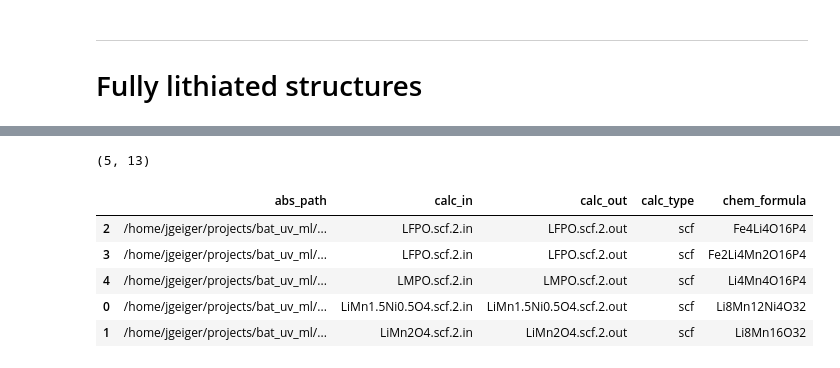
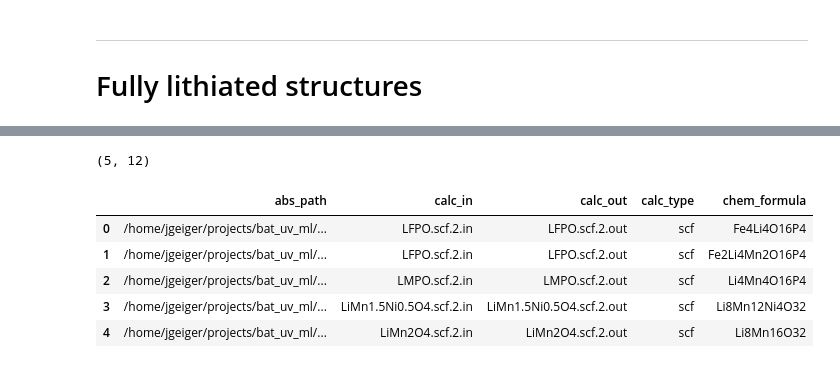
Before and after one commit to GeigerJ2/bat_uv_ml, a Jupyter notebook: code/iuriis_data_df.ipynb, the cells around one changed output, grey strips where cells are left out. Cells and saved outputs as stored; diff of their text form; code cells hidden in the pictures.

Commit message:
First hackish version of dataframe creation.

```diff
--- a/code/iuriis_data_df.ipynb
+++ b/code/iuriis_data_df.ipynb
@@ -200,39 +200,39 @@ fully_lithiated_df.head()
 # %%
-fully_lithiated_df = fully_lithiated_df.reset_index(drop=False)
 fully_lithiated_df = fully_lithiated_df.sort_values(by='abs_path_in')
+fully_lithiated_df = fully_lithiated_df.reset_index(drop=True)
 
 # ! Replace Mn3u and other special labels with atom types for reading in QE input structure with ASE
 fully_lithiated_df['clean_input'] = fully_lithiated_df['abs_path_in'].apply(lambda x: Path(x).read_text())
 fully_lithiated_df['clean_input'] = fully_lithiated_df['clean_input'].str.replace('\nM\d[u,d] ', '\nMn ', regex=True)
 fully_lithiated_df['clean_input'] = fully_lithiated_df['clean_input'].str.replace('\nO\d ', '\nO ', regex=True)
 fully_lithiated_df['clean_input_file'] = fully_lithiated_df['abs_path_in'].apply(lambda x: x.replace('.in', '.clean.in'))
 _ = fully_lithiated_df.apply(lambda x: Path(x['clean_input_file']).write_text(x['clean_input']), axis=1)
 
 # ! Actually read in the input files with ASE
 fully_lithiated_df['ase_in'] = fully_lithiated_df['clean_input_file'].apply(lambda x: read_espresso_in(x))
 fully_lithiated_df['ase_in'] = fully_lithiated_df['ase_in'].apply(lambda x: sort(x, tags=x.numbers))
 # devel_df['ase_out'] = devel_df.apply(lambda x: read_espresso_out(os.path.join(x['abs_path'], x['calc_out'])), axis=1)
 
 # ! Get chemical formula and symbols
 fully_lithiated_df['chem_formula'] = fully_lithiated_df['ase_in'].apply(lambda x: x.get_chemical_formula())
 fully_lithiated_df['chem_symbols'] = fully_lithiated_df['ase_in'].apply(lambda x: x.get_chemical_symbols())
 
 # type(devel_df['ase_out'].values[0])
 # ! Convert ase structures to pymatgen
 fully_lithiated_df['pmg_in'] = fully_lithiated_df['ase_in'].apply(lambda x: AseAtomsAdaptor.get_structure(x))
 # devel_df['pmg_out'] = devel_df['ase_out'].apply(lambda x: AseAtomsAdaptor.get_structure(x))
 
 fully_lithiated_df.shape
 show_columns_structures = ['abs_path', 'calc_in', 'calc_out', 'calc_type', 'chem_formula']
 fully_lithiated_df[show_columns_structures].head()
 # %% [output]
-(5, 13)
+(5, 12)
 |  | abs_path | calc_in | calc_out | calc_type | chem_formula |
-| 2 | /home/jgeiger/projects/bat_uv_ml/... | LFPO.scf.2.in | LFPO.scf.2.out | scf | Fe4Li4O16P4 |
-| 3 | /home/jgeiger/projects/bat_uv_ml/... | LFPO.scf.2.in | LFPO.scf.2.out | scf | Fe2Li4Mn2O16P4 |
-| 4 | /home/jgeiger/projects/bat_uv_ml/... | LMPO.scf.2.in | LMPO.scf.2.out | scf | Li4Mn4O16P4 |
-| 0 | /home/jgeiger/projects/bat_uv_ml/... | LiMn1.5Ni0.5O4.scf.2.in | LiMn1.5Ni0.5O4.scf.2.out | scf | Li8Mn12Ni4O32 |
-| 1 | /home/jgeiger/projects/bat_uv_ml/... | LiMn2O4.scf.2.in | LiMn2O4.scf.2.out | scf | Li8Mn16O32 |
+| 0 | /home/jgeiger/projects/bat_uv_ml/... | LFPO.scf.2.in | LFPO.scf.2.out | scf | Fe4Li4O16P4 |
+| 1 | /home/jgeiger/projects/bat_uv_ml/... | LFPO.scf.2.in | LFPO.scf.2.out | scf | Fe2Li4Mn2O16P4 |
+| 2 | /home/jgeiger/projects/bat_uv_ml/... | LMPO.scf.2.in | LMPO.scf.2.out | scf | Li4Mn4O16P4 |
+| 3 | /home/jgeiger/projects/bat_uv_ml/... | LiMn1.5Ni0.5O4.scf.2.in | LiMn1.5Ni0.5O4.scf.2.out | scf | Li8Mn12Ni4O32 |
+| 4 | /home/jgeiger/projects/bat_uv_ml/... | LiMn2O4.scf.2.in | LiMn2O4.scf.2.out | scf | Li8Mn16O32 |
 # %%
 # view(fully_lithiated_df['ase_in'].values)
 
```
Also changed, not shown: parts of 2 cells of this notebook, 1 other file.
